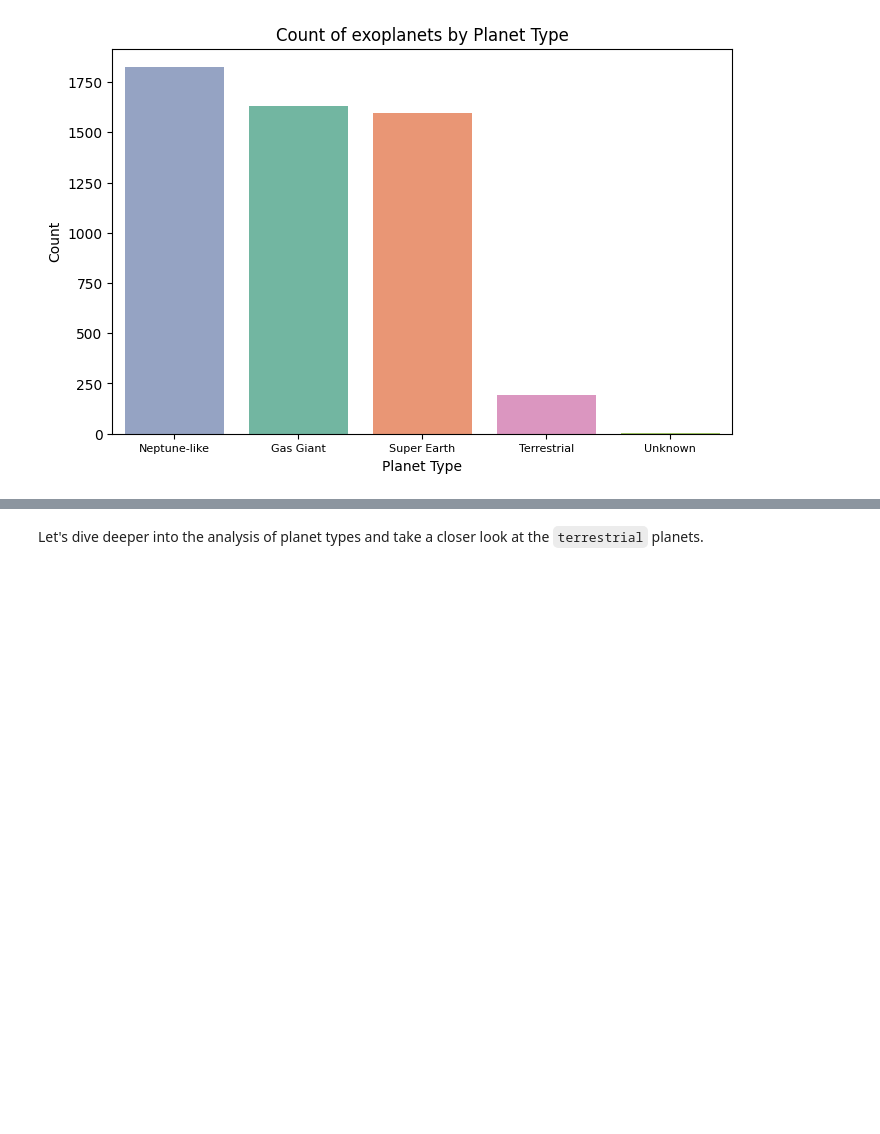
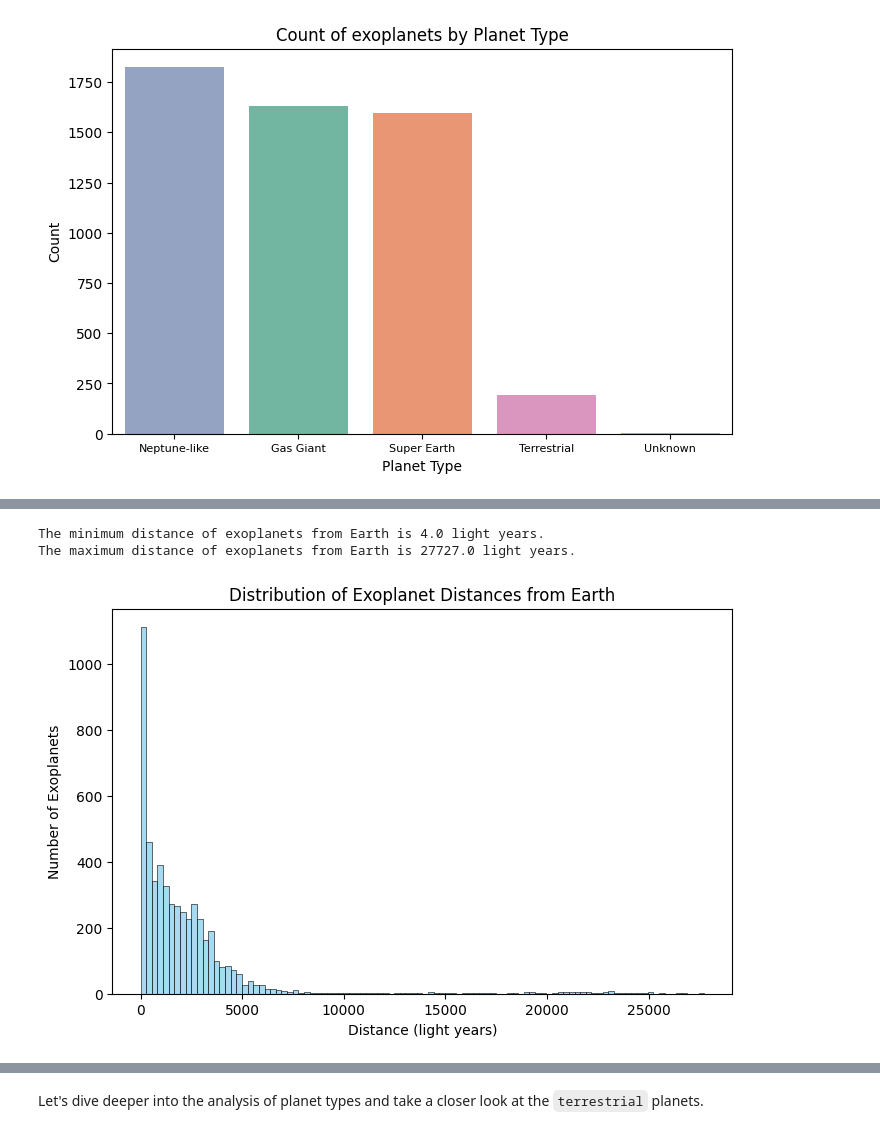
Before and after one commit to 7086600/da_final_project, a Jupyter notebook: da_final_project.ipynb, the cells around one changed output, grey strips where cells are left out. Drawn from its saved outputs; the diff is of its cells as text; code cells hidden in the pictures; blank space fills up the shorter version.

Commit message:
adding a summary for planet type analysis; implementation distance analysis

```diff
--- a/da_final_project.ipynb
+++ b/da_final_project.ipynb
@@ -193,0 +289,20 @@ plt.show()
+# %%
+# the minimum and maximum distance of exoplanets from earth
+min_distance = exoplanets['distance'].min()
+max_distance = exoplanets['distance'].max()
+
+print(f"The minimum distance of exoplanets from Earth is {min_distance} light years.")
+print(f"The maximum distance of exoplanets from Earth is {max_distance} light years.")
+# %% [output]
+The minimum distance of exoplanets from Earth is 4.0 light years.
+The maximum distance of exoplanets from Earth is 27727.0 light years.
+# %%
+# vizualizing distance distribution by histogram
+plt.figure(figsize=(8, 5), frameon=True)
+sns.histplot(data=exoplanets, x='distance', bins=100, color='skyblue')
+plt.title('Distribution of Exoplanet Distances from Earth')
+plt.xlabel('Distance (light years)')
+plt.ylabel('Number of Exoplanets')
+plt.show()
+# %% [output]
+[figure, added]
```
Also changed, not shown: parts of 15 cells of this notebook.
